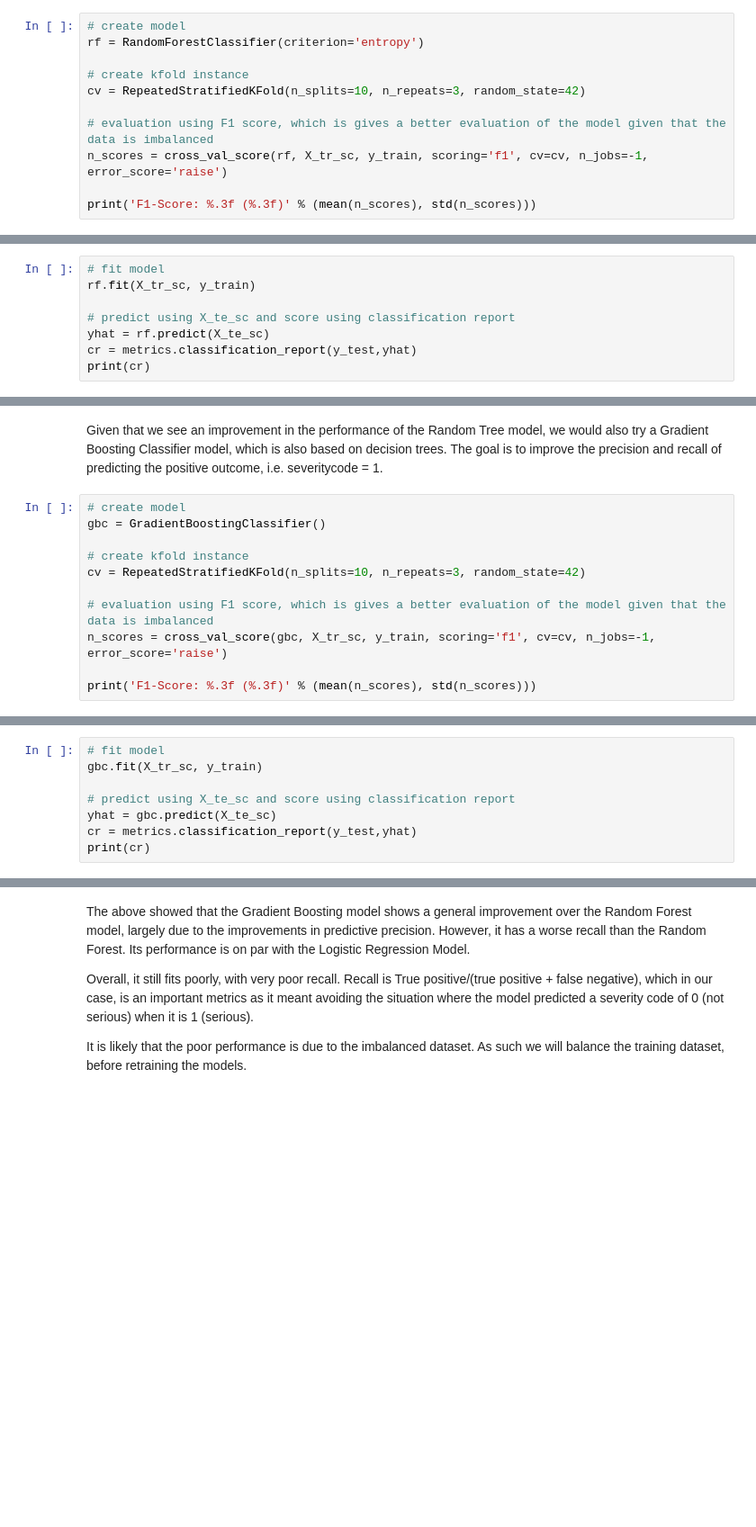
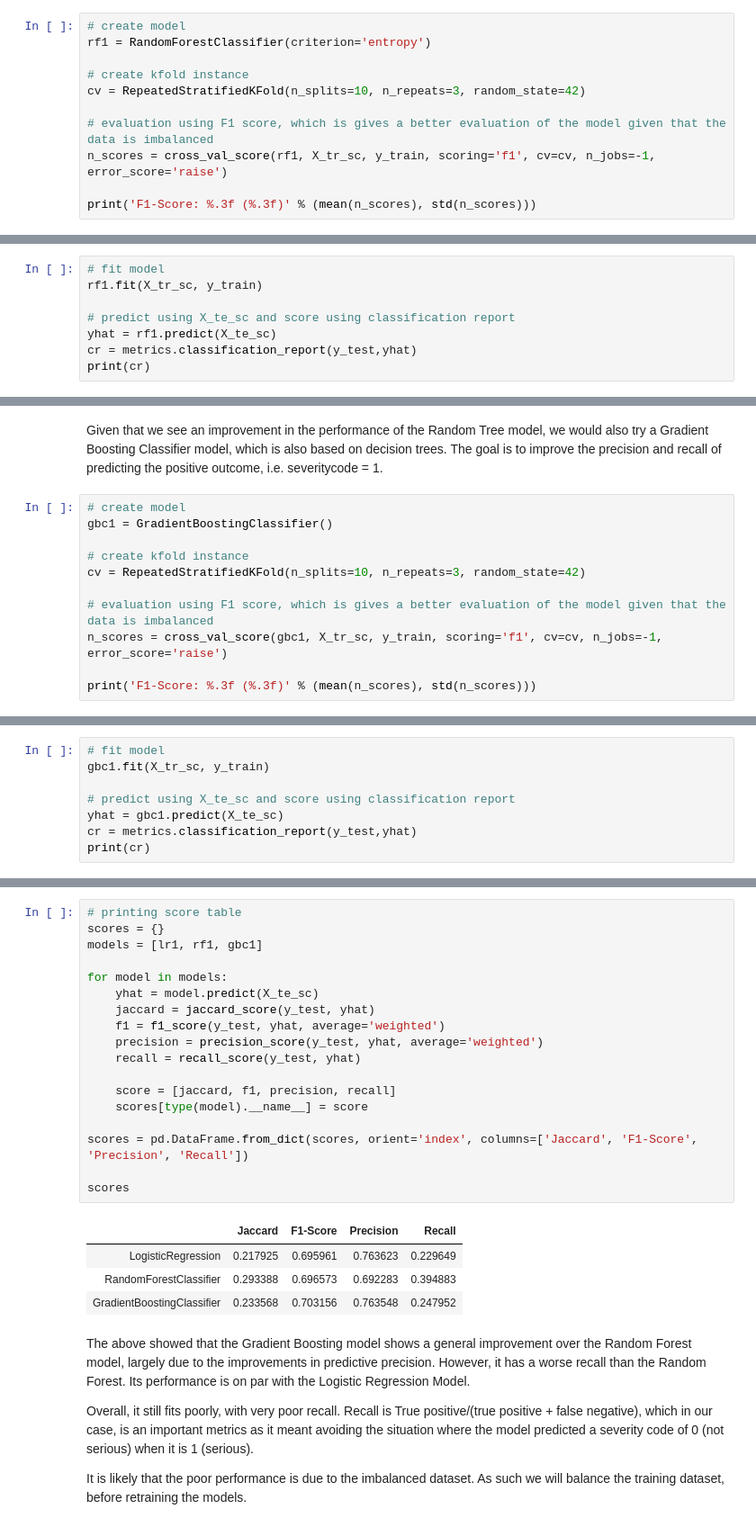
Before and after one commit to martinngye/Traffic-Accident-Severity-Prediction-IBM-Data-Science-Professional-Certificate, a Jupyter notebook: Applied Data Science Capstone.ipynb, the cells around one changed output, grey strips where cells are left out. Shown at 90% size. Drawn from its saved outputs; the diff is of its cells as text; blank space fills up the shorter version.

```diff
--- a/Applied Data Science Capstone.ipynb
+++ b/Applied Data Science Capstone.ipynb
@@ -1198,13 +1198,13 @@ weighted avg       0.76      0.75      0.70     48706
 As Logistic Regression resulted in a rather poor F1-score, we would try an ensemble decision tree method, the Random Forest which uses a number of Decision Tree classifiers to improve the predictive accuracy and control over-fitting.
 # %%
 # create model
-rf = RandomForestClassifier(criterion='entropy')
+rf1 = RandomForestClassifier(criterion='entropy')
 
 # create kfold instance
 cv = RepeatedStratifiedKFold(n_splits=10, n_repeats=3, random_state=42)
 
 # evaluation using F1 score, which is gives a better evaluation of the model given that the data is imbalanced
-n_scores = cross_val_score(rf, X_tr_sc, y_train, scoring='f1', cv=cv, n_jobs=-1, error_score='raise')
+n_scores = cross_val_score(rf1, X_tr_sc, y_train, scoring='f1', cv=cv, n_jobs=-1, error_score='raise')
 
 print('F1-Score: %.3f (%.3f)' % (mean(n_scores), std(n_scores)))
 # %% [output]
@@ -1212,9 +1212,9 @@ F1-Score: 0.453 (0.008)
 # %%
 # fit model
-rf.fit(X_tr_sc, y_train)
+rf1.fit(X_tr_sc, y_train)
 
 # predict using X_te_sc and score using classification report
-yhat = rf.predict(X_te_sc)
+yhat = rf1.predict(X_te_sc)
 cr = metrics.classification_report(y_test,yhat)
 print(cr)
 # %% [output]
@@ -1232,13 +1232,13 @@ weighted avg       0.69      0.71      0.69     48706
 Given that we see an improvement in the performance of the Random Tree model, we would also try a Gradient Boosting Classifier model, which is also based on decision trees. The goal is to improve the precision and recall of predicting the positive outcome, i.e. severitycode = 1.
 # %%
 # create model
-gbc = GradientBoostingClassifier()
+gbc1 = GradientBoostingClassifier()
 
 # create kfold instance
 cv = RepeatedStratifiedKFold(n_splits=10, n_repeats=3, random_state=42)
 
 # evaluation using F1 score, which is gives a better evaluation of the model given that the data is imbalanced
-n_scores = cross_val_score(gbc, X_tr_sc, y_train, scoring='f1', cv=cv, n_jobs=-1, error_score='raise')
+n_scores = cross_val_score(gbc1, X_tr_sc, y_train, scoring='f1', cv=cv, n_jobs=-1, error_score='raise')
 
 print('F1-Score: %.3f (%.3f)' % (mean(n_scores), std(n_scores)))
 # %% [output]
@@ -1246,9 +1246,9 @@ F1-Score: 0.382 (0.010)
 # %%
 # fit model
-gbc.fit(X_tr_sc, y_train)
+gbc1.fit(X_tr_sc, y_train)
 
 # predict using X_te_sc and score using classification report
-yhat = gbc.predict(X_te_sc)
+yhat = gbc1.predict(X_te_sc)
 cr = metrics.classification_report(y_test,yhat)
 print(cr)
 # %% [output]
@@ -1263,3 +1263,26 @@ weighted avg       0.76      0.75      0.70     48706
+# %%
+# printing score table
+scores = {}
+models = [lr1, rf1, gbc1]
+
+for model in models:
+    yhat = model.predict(X_te_sc)
+    jaccard = jaccard_score(y_test, yhat)
+    f1 = f1_score(y_test, yhat, average='weighted')
+    precision = precision_score(y_test, yhat, average='weighted')
+    recall = recall_score(y_test, yhat)
+
+    score = [jaccard, f1, precision, recall]
+    scores[type(model).__name__] = score
+
+scores = pd.DataFrame.from_dict(scores, orient='index', columns=['Jaccard', 'F1-Score', 'Precision', 'Recall'])
+
+scores
+# %% [output]
+|  | Jaccard | F1-Score | Precision | Recall |
+| LogisticRegression | 0.217925 | 0.695961 | 0.763623 | 0.229649 |
+| RandomForestClassifier | 0.293388 | 0.696573 | 0.692283 | 0.394883 |
+| GradientBoostingClassifier | 0.233568 | 0.703156 | 0.763548 | 0.247952 |
 # %% [markdown]
 The above showed that the Gradient Boosting model shows a general improvement over the Random Forest model, largely due to the improvements in predictive precision. However, it has a worse recall than the Random Forest. Its performance is on par with the Logistic Regression Model.
 
```
Also changed, not shown: parts of 30 cells of this notebook.
